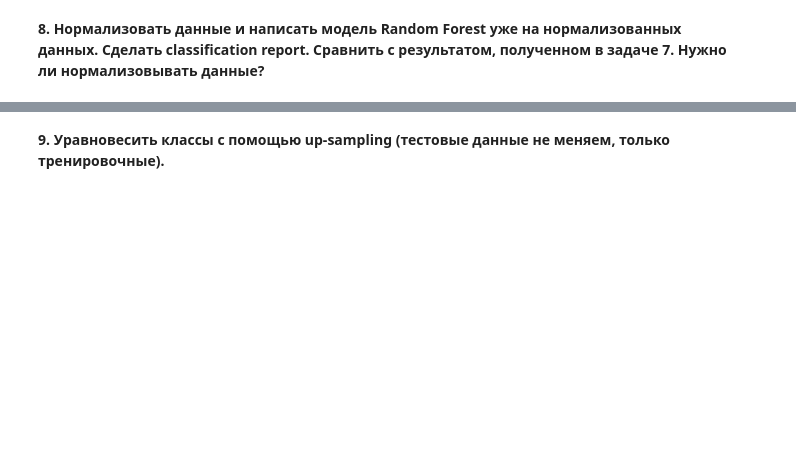
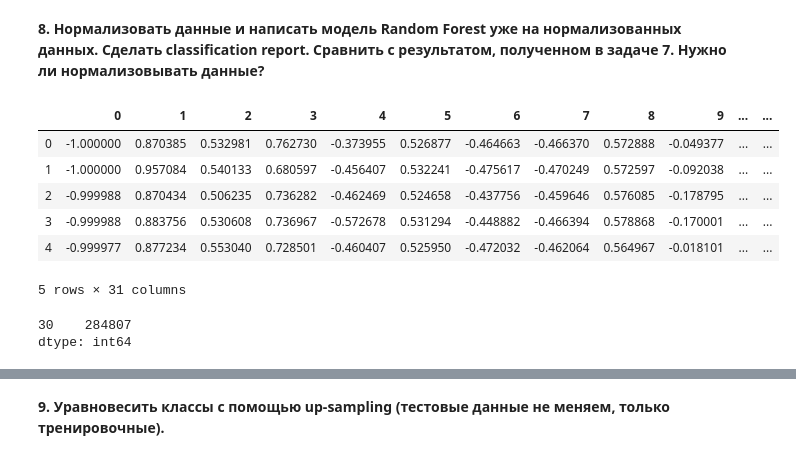
Before and after one commit to rgridnev/python_course, a Jupyter notebook: Statistics/homework-6.ipynb, the cells around one changed output, grey strips where cells are left out. Saved outputs shown, nothing was run; the diff lists cells and outputs as text; code cells hidden in the pictures; blank space fills up the shorter version.

```diff
--- a/Statistics/homework-6.ipynb
+++ b/Statistics/homework-6.ipynb
@@ -247,2 +280,16 @@ No handles with labels found to put in legend.
 # %% [markdown]
 **8. Нормализовать данные и написать модель Random Forest уже на нормализованных данных. Сделать classification report. Сравнить с результатом, полученном в задаче 7. Нужно ли нормализовывать данные?**
+# %%
+from sklearn import preprocessing
+min_max_scaler = preprocessing.MinMaxScaler(feature_range=(-1,1))
+np_scaled = min_max_scaler.fit_transform(dataset)
+df_norm = pd.DataFrame(np_scaled)
+df_norm.head()
+# %% [output]
+|  | 0 | 1 | 2 | 3 | 4 | 5 | 6 | 7 | 8 | 9 | ... | ... |
+| 0 | -1.000000 | 0.870385 | 0.532981 | 0.762730 | -0.373955 | 0.526877 | -0.464663 | -0.466370 | 0.572888 | -0.049377 | ... | ... |
+| 1 | -1.000000 | 0.957084 | 0.540133 | 0.680597 | -0.456407 | 0.532241 | -0.475617 | -0.470249 | 0.572597 | -0.092038 | ... | ... |
+| 2 | -0.999988 | 0.870434 | 0.506235 | 0.736282 | -0.462469 | 0.524658 | -0.437756 | -0.459646 | 0.576085 | -0.178795 | ... | ... |
+| 3 | -0.999988 | 0.883756 | 0.530608 | 0.736967 | -0.572678 | 0.531294 | -0.448882 | -0.466394 | 0.578868 | -0.170001 | ... | ... |
+| 4 | -0.999977 | 0.877234 | 0.553040 | 0.728501 | -0.460407 | 0.525950 | -0.472032 | -0.462064 | 0.564967 | -0.018101 | ... | ... |
+5 rows × 31 columns
@@ -248,0 +299,8 @@ No handles with labels found to put in legend.
+# %%
+le=LabelEncoder()
+targets=(output_y.iloc[:,:]==1).idxmax(1)
+print(targets.value_counts())
+Y=le.fit_transform(targets)
+# %% [output]
+30    284807
+dtype: int64
```
Also changed, not shown: parts of 14 cells of this notebook, 1 other file.
